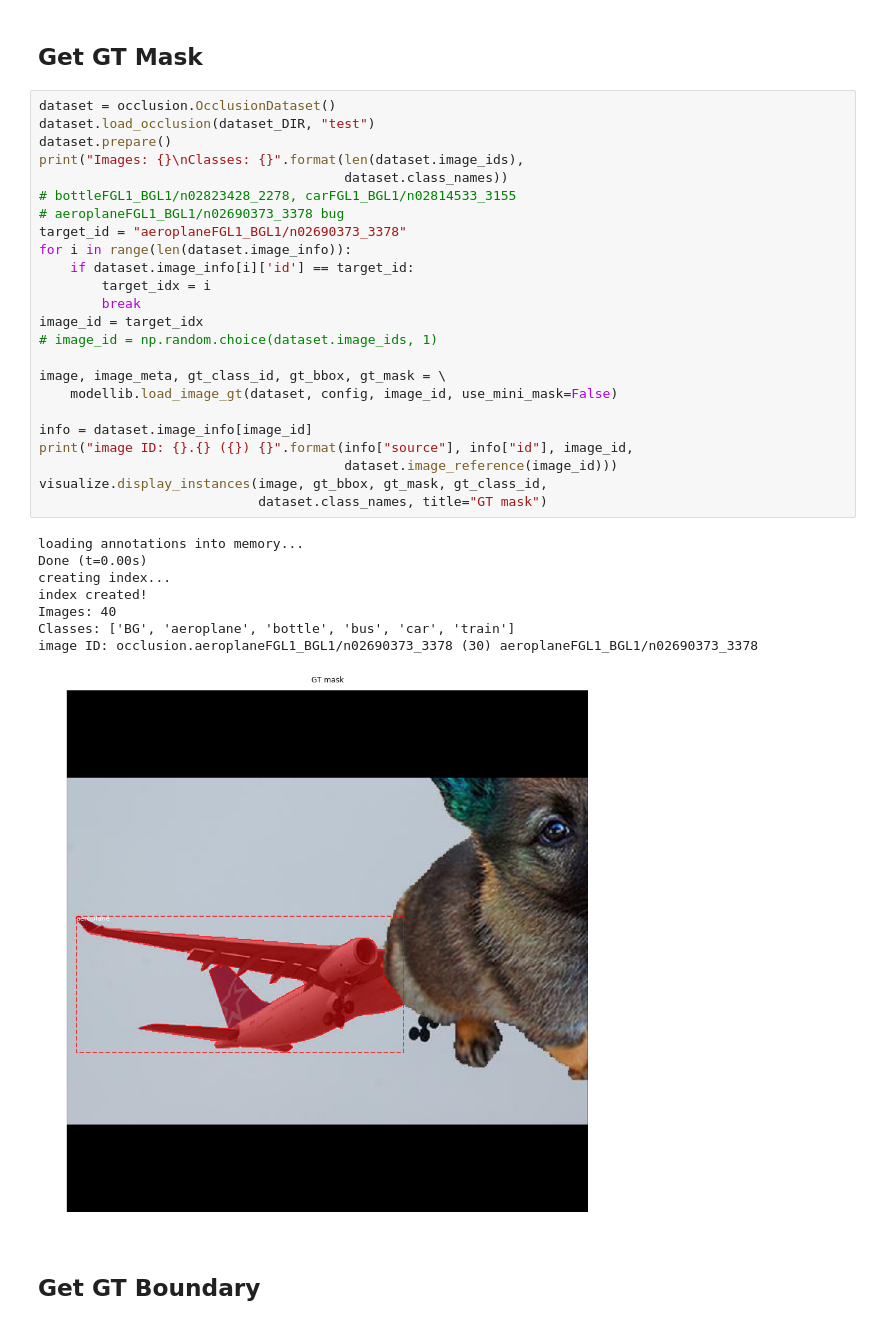
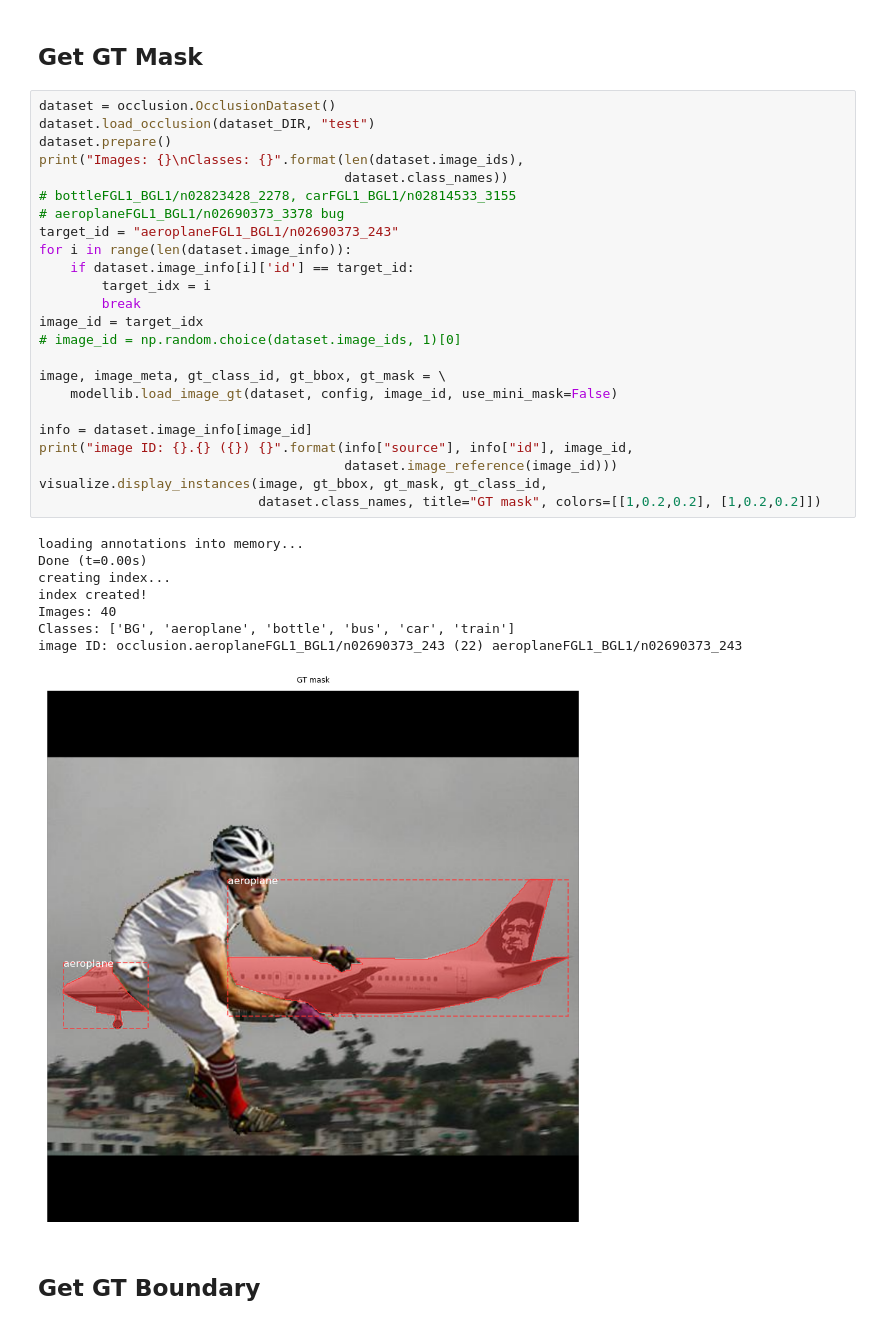
Before and after one commit to sunfanyi/Mask_RCNN_Occlusion, a Jupyter notebook: occlusion/demo_polygon_mask.ipynb, the cells around one changed output. Cells and saved outputs as stored; diff of their text form.

```diff
--- a/occlusion/demo_polygon_mask.ipynb
+++ b/occlusion/demo_polygon_mask.ipynb
@@ -137,36 +140,36 @@ def calc_bdry_score(polygons_true, polygons_pred):
 # %%
 dataset = occlusion.OcclusionDataset()
 dataset.load_occlusion(dataset_DIR, "test")
 dataset.prepare()
 print("Images: {}\nClasses: {}".format(len(dataset.image_ids),
                                        dataset.class_names))
 # bottleFGL1_BGL1/n02823428_2278, carFGL1_BGL1/n02814533_3155
 # aeroplaneFGL1_BGL1/n02690373_3378 bug
-target_id = "aeroplaneFGL1_BGL1/n02690373_3378"
+target_id = "aeroplaneFGL1_BGL1/n02690373_243"
 for i in range(len(dataset.image_info)):
     if dataset.image_info[i]['id'] == target_id:
         target_idx = i
         break
 image_id = target_idx
-# image_id = np.random.choice(dataset.image_ids, 1)
+# image_id = np.random.choice(dataset.image_ids, 1)[0]
 
 image, image_meta, gt_class_id, gt_bbox, gt_mask = \
     modellib.load_image_gt(dataset, config, image_id, use_mini_mask=False)
 
 info = dataset.image_info[image_id]
 print("image ID: {}.{} ({}) {}".format(info["source"], info["id"], image_id,
                                        dataset.image_reference(image_id)))
 visualize.display_instances(image, gt_bbox, gt_mask, gt_class_id,
-                            dataset.class_names, title="GT mask")
+                            dataset.class_names, title="GT mask", colors=[[1,0.2,0.2], [1,0.2,0.2]])
 # %% [output]
 loading annotations into memory...
 Done (t=0.00s)
 creating index...
 index created!
 Images: 40
 Classes: ['BG', 'aeroplane', 'bottle', 'bus', 'car', 'train']
-image ID: occlusion.aeroplaneFGL1_BGL1/n02690373_3378 (30) aeroplaneFGL1_BGL1/n02690373_3378
+image ID: occlusion.aeroplaneFGL1_BGL1/n02690373_243 (22) aeroplaneFGL1_BGL1/n02690373_243
-[figure, old version]
+[figure, new version]
 # %% [markdown]
 ## Get GT Boundary
 # %%
```
Also changed, not shown: parts of 8 cells of this notebook, 4 other files.
